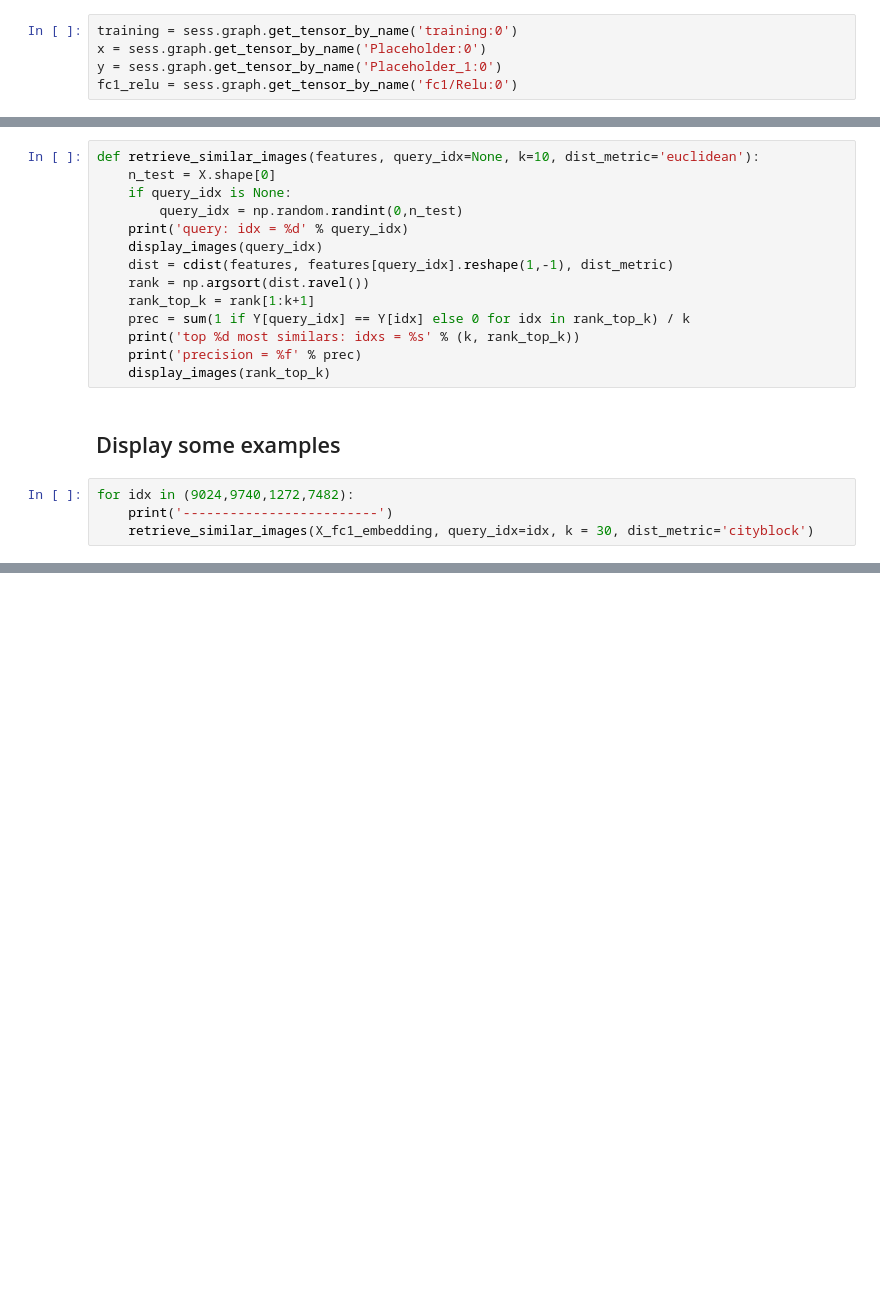
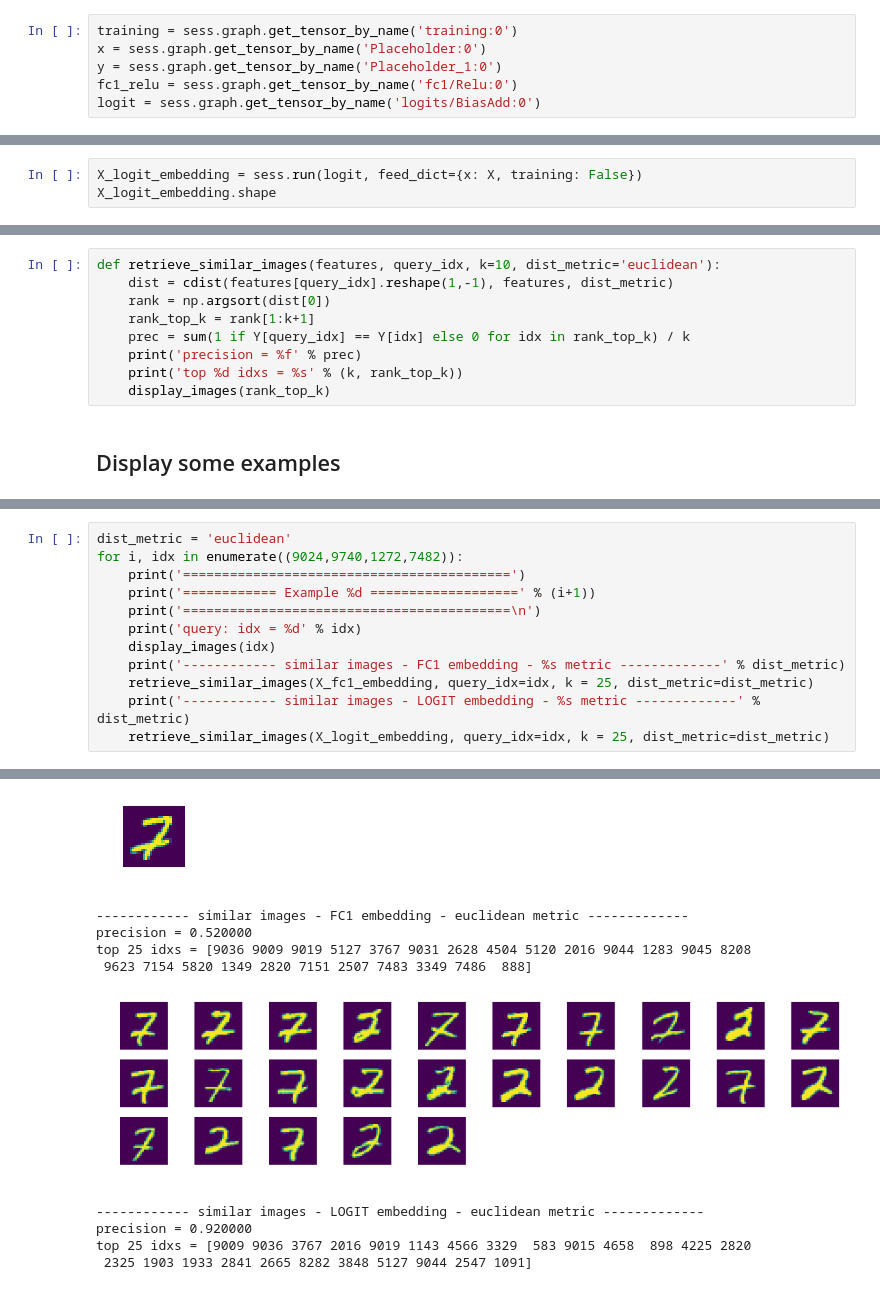
Before and after one commit to PabloMessina/Tensorflow_Toy_Exercises, a Jupyter notebook: MNIST_multilayer_CNN/Similar Image Retrieval.ipynb, the cells around one changed output, grey strips where cells are left out. Saved outputs shown, nothing was run; the diff lists cells and outputs as text; blank space fills up the shorter version.

```diff
--- a/MNIST_multilayer_CNN/Similar Image Retrieval.ipynb
+++ b/MNIST_multilayer_CNN/Similar Image Retrieval.ipynb
@@ -21,6 +21,7 @@ training = sess.graph.get_tensor_by_name('training:0')
 x = sess.graph.get_tensor_by_name('Placeholder:0')
 y = sess.graph.get_tensor_by_name('Placeholder_1:0')
 fc1_relu = sess.graph.get_tensor_by_name('fc1/Relu:0')
+logit = sess.graph.get_tensor_by_name('logits/BiasAdd:0')
 # %% [markdown]
 ### Compute fc1 layer embedding features for MNIST test images
 # %%
@@ -40,0 +41,3 @@ X_fc1_embedding.shape
+# %%
+X_logit_embedding = sess.run(logit, feed_dict={x: X, training: False})
+X_logit_embedding.shape
@@ -64,22 +69,13 @@ def display_images(idxs):
         ax.axis('off')
     plt.show()
 # %%
-def retrieve_similar_images(features, query_idx=None, k=10, dist_metric='euclidean'):
-    n_test = X.shape[0]
-    if query_idx is None:
-        query_idx = np.random.randint(0,n_test)
-    print('query: idx = %d' % query_idx)
-    display_images(query_idx)
-    dist = cdist(features, features[query_idx].reshape(1,-1), dist_metric)
-    rank = np.argsort(dist.ravel())
+def retrieve_similar_images(features, query_idx, k=10, dist_metric='euclidean'):
+    dist = cdist(features[query_idx].reshape(1,-1), features, dist_metric)
+    rank = np.argsort(dist[0])
     rank_top_k = rank[1:k+1]
     prec = sum(1 if Y[query_idx] == Y[idx] else 0 for idx in rank_top_k) / k
-    print('top %d most similars: idxs = %s' % (k, rank_top_k))
     print('precision = %f' % prec)
+    print('top %d idxs = %s' % (k, rank_top_k))
     display_images(rank_top_k)
 # %% [markdown]
 ## Display some examples
-# %%
-for idx in (9024,9740,1272,7482):
-    print('-------------------------')
-    retrieve_similar_images(X_fc1_embedding, query_idx=idx, k = 30, dist_metric='cityblock')
@@ -111,0 +82,13 @@ precision = 1.000000
+# %%
+dist_metric = 'euclidean'
+for i, idx in enumerate((9024,9740,1272,7482)):
+    print('==========================================')
+    print('============ Example %d ===================' % (i+1))
+    print('==========================================\n')
+    print('query: idx = %d' % idx)
+    display_images(idx)
+    print('------------ similar images - FC1 embedding - %s metric -------------' % dist_metric)
+    retrieve_similar_images(X_fc1_embedding, query_idx=idx, k = 25, dist_metric=dist_metric)
+    print('------------ similar images - LOGIT embedding - %s metric -------------' % dist_metric)
+    retrieve_similar_images(X_logit_embedding, query_idx=idx, k = 25, dist_metric=dist_metric)
+# %% [output]
@@ -111,0 +100,10 @@ precision = 1.000000
+[figure, added]
+------------ similar images - FC1 embedding - euclidean metric -------------
+precision = 0.520000
+top 25 idxs = [9036 9009 9019 5127 3767 9031 2628 4504 5120 2016 9044 1283 9045 8208
+ 9623 7154 5820 1349 2820 7151 2507 7483 3349 7486  888]
+[figure, added]
+------------ similar images - LOGIT embedding - euclidean metric -------------
+precision = 0.920000
+top 25 idxs = [9009 9036 3767 2016 9019 1143 4566 3329  583 9015 4658  898 4225 2820
+ 2325 1903 1933 2841 2665 8282 3848 5127 9044 2547 1091]
```
Also changed, not shown: parts of 5 cells of this notebook, 3 other files.
